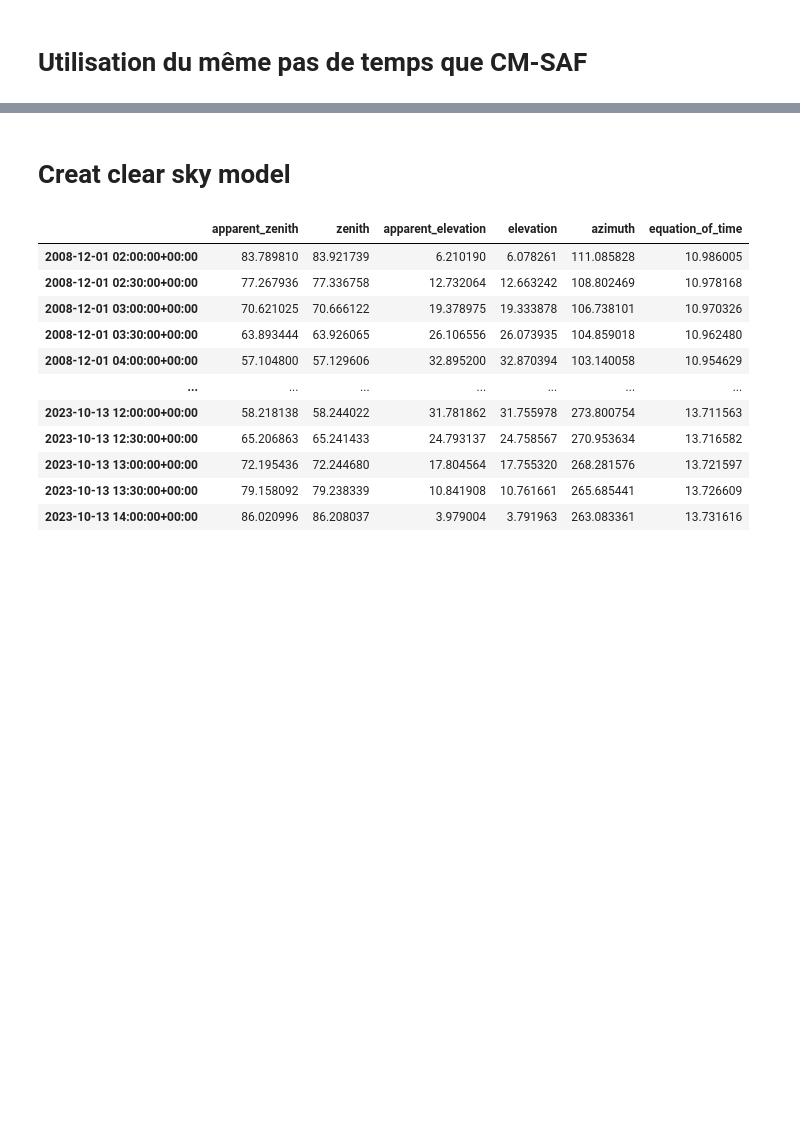
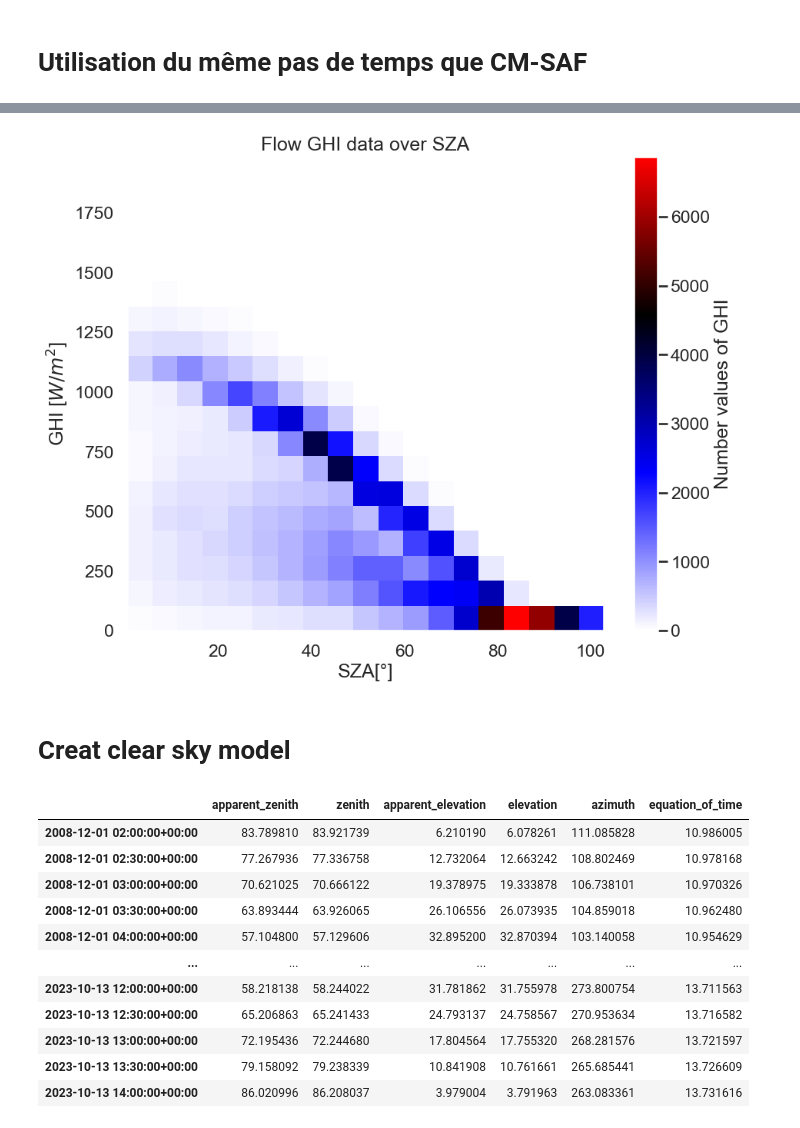
Before and after one commit to GRerwan/code_stage_M1_v2, a Jupyter notebook: Daily_classifiaction_Pvlib.ipynb, the cells around one changed output, grey strips where cells are left out. Saved outputs shown, nothing was run; the diff lists cells and outputs as text; code cells hidden in the pictures; blank space fills up the shorter version.

```diff
--- a/Daily_classifiaction_Pvlib.ipynb
+++ b/Daily_classifiaction_Pvlib.ipynb
@@ -257,0 +227,4 @@ data_geo
+# %%
+df_urmoufia_30min_without_nan = df_urmoufia_30min[['ghi', 'SZA','physical_limit_ghi']].dropna(subset=['ghi', 'SZA','physical_limit_ghi'])
+print('Nombre de valeurs manquantes : ', count_nan(df_urmoufia_30min_without_nan))
+df_urmoufia_30min_without_nan.head()
@@ -258,3 +239,36 @@ data_geo
+# %%
+SZA = df_urmoufia_30min_without_nan['SZA'].values # Exemple de données SZA
+GHI = df_urmoufia_30min_without_nan['ghi'].values  # Exemple de données GHI
+GHI_limits = df_urmoufia_30min_without_nan['physical_limit_ghi'].values
+
+from matplotlib.colors import LinearSegmentedColormap
+# Créer une colormap personnalisée allant de blanc à rouge
+colors = [(1, 1, 1),  (0, 0, 1), (0,0,0) , (1, 0, 0)]  # Blanc à rouge
+cmap_name = 'custom_red'
+custom_cmap = LinearSegmentedColormap.from_list(cmap_name, colors)
+
+# Définir les bins pour la heatmap
+sza_bins = np.linspace(df_urmoufia_30min_without_nan['SZA'].min(), df_urmoufia_30min_without_nan['SZA'].max(), 20)  # Vous pouvez ajuster le nombre de bins selon vos besoins
+ghi_bins = np.linspace(df_urmoufia_30min_without_nan['ghi'].min(), df_urmoufia_30min_without_nan['ghi'].max(), 20)  # Vous pouvez ajuster le nombre de bins selon vos besoins
+
+# Calculer l'histogramme 2D
+heatmap, xedges, yedges = np.histogram2d(SZA, GHI, bins=[sza_bins, ghi_bins])
+
+# Tracer la heatmap
+plt.figure(figsize=(10, 8))
+plt.imshow(heatmap.T, origin='lower', aspect='auto',
+           extent=[xedges[0], xedges[-1], yedges[0], yedges[-1]],
+           cmap=custom_cmap)
+
+
+plt.grid(False)
+plt.colorbar(label='Number values of GHI')
+plt.xlabel('SZA[°]')
+plt.ylabel('GHI [$W/m^2$]')
+plt.title('Flow GHI data over SZA')
+plt.show()
+# %% [output]
+[figure, added]
 # %% [markdown]
 # Creat clear sky model
 # %%
```
Also changed, not shown: parts of 38 cells of this notebook.
